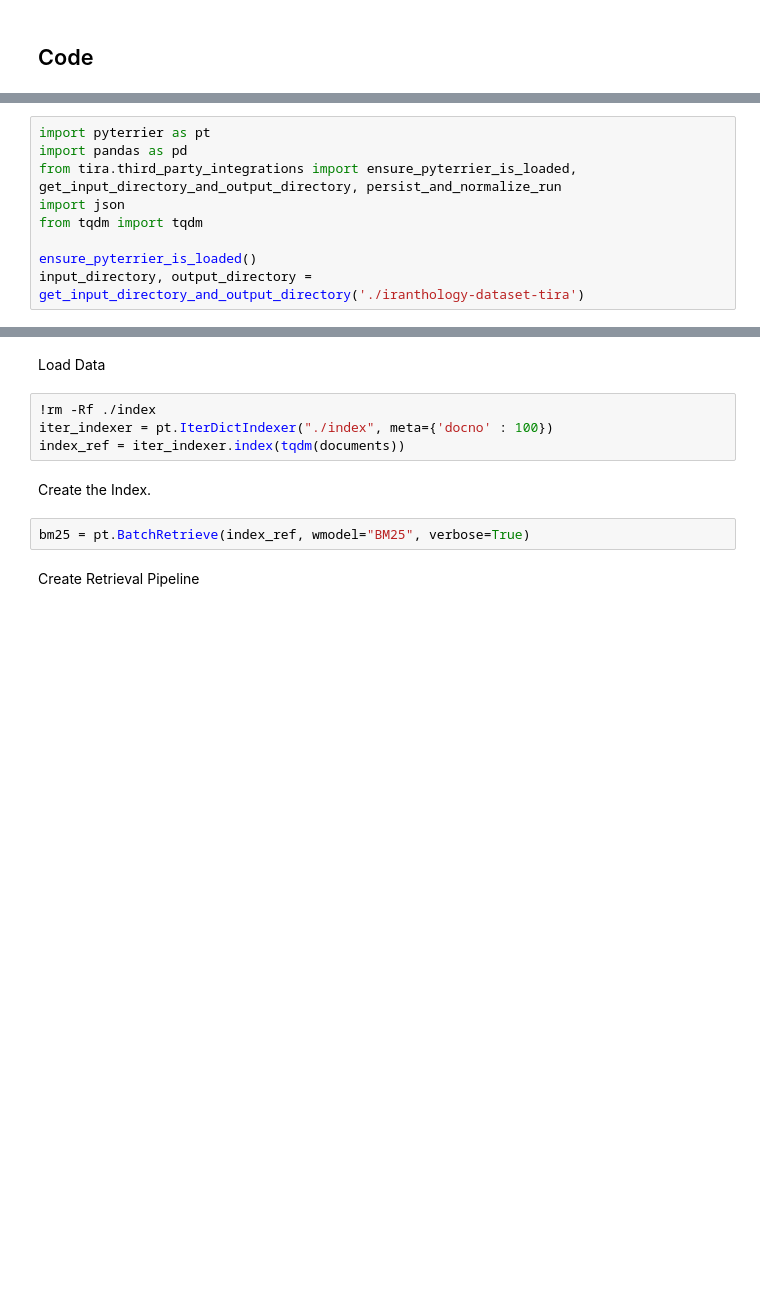
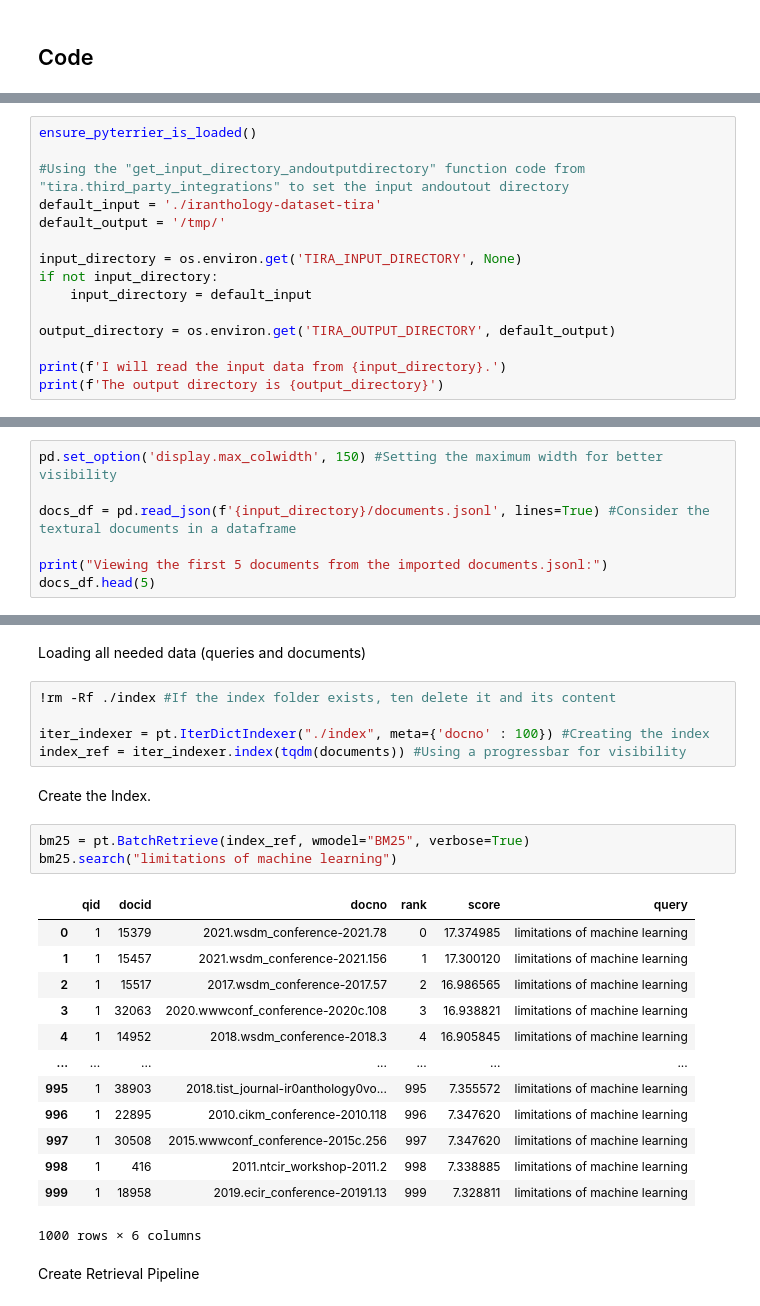
Before and after one commit to CarstenStiel/IR, a Jupyter notebook: milestone2/dnc-limited-notebook-milestone2.ipynb, the cells around one changed output, grey strips where cells are left out. Cells and saved outputs as stored; diff of their text form; blank space fills up the shorter version.

```diff
--- a/milestone2/dnc-limited-notebook-milestone2.ipynb
+++ b/milestone2/dnc-limited-notebook-milestone2.ipynb
@@ -47,12 +56,18 @@ Please follow these steps to create the needed output:
 # %%
-import pyterrier as pt
-import pandas as pd
-from tira.third_party_integrations import ensure_pyterrier_is_loaded, get_input_directory_and_output_directory, persist_and_normalize_run
-import json
-from tqdm import tqdm
+ensure_pyterrier_is_loaded()
 
-ensure_pyterrier_is_loaded()
-input_directory, output_directory = get_input_directory_and_output_directory('./iranthology-dataset-tira')
+#Using the "get_input_directory_andoutputdirectory" function code from "tira.third_party_integrations" to set the input andoutout directory
+default_input = './iranthology-dataset-tira'
+default_output = '/tmp/'
+
+input_directory = os.environ.get('TIRA_INPUT_DIRECTORY', None)
+if not input_directory:
+    input_directory = default_input
+
+output_directory = os.environ.get('TIRA_OUTPUT_DIRECTORY', default_output)
+
+print(f'I will read the input data from {input_directory}.')
+print(f'The output directory is {output_directory}')
 # %% [output]
 Start PyTerrier with version=5.7, helper_version=0.0.7, no_download=True
 PyTerrier 0.9.2 has loaded Terrier 5.7 (built by craigm on 2022-11-10 18:30) and terrier-helper 0.0.7
@@ -76,0 +94,7 @@ The input directory contains the following files:
+# %%
+pd.set_option('display.max_colwidth', 150) #Setting the maximum width for better visibility
+
+docs_df = pd.read_json(f'{input_directory}/documents.jsonl', lines=True) #Consider the textural documents in a dataframe
+
+print("Viewing the first 5 documents from the imported documents.jsonl:")
+docs_df.head(5)
@@ -81,12 +128,28 @@ documents = [json.loads(i) for i in open(input_directory + '/documents.jsonl', '
 # %% [markdown]
-Load Data
+Loading all needed data (queries and documents)
 # %%
-!rm -Rf ./index
-iter_indexer = pt.IterDictIndexer("./index", meta={'docno' : 100})
-index_ref = iter_indexer.index(tqdm(documents))
+!rm -Rf ./index #If the index folder exists, ten delete it and its content
+
+iter_indexer = pt.IterDictIndexer("./index", meta={'docno' : 100}) #Creating the index
+index_ref = iter_indexer.index(tqdm(documents)) #Using a progressbar for visibility
 # %% [markdown]
 Create the Index.
 # %%
 bm25 = pt.BatchRetrieve(index_ref, wmodel="BM25", verbose=True)
+bm25.search("limitations of machine learning")
+# %% [output]
+|  | qid | docid | docno | rank | score | query |
+| 0 | 1 | 15379 | 2021.wsdm_conference-2021.78 | 0 | 17.374985 | limitations of machine learning |
+| 1 | 1 | 15457 | 2021.wsdm_conference-2021.156 | 1 | 17.300120 | limitations of machine learning |
+| 2 | 1 | 15517 | 2017.wsdm_conference-2017.57 | 2 | 16.986565 | limitations of machine learning |
+| 3 | 1 | 32063 | 2020.wwwconf_conference-2020c.108 | 3 | 16.938821 | limitations of machine learning |
+| 4 | 1 | 14952 | 2018.wsdm_conference-2018.3 | 4 | 16.905845 | limitations of machine learning |
+| ... | ... | ... | ... | ... | ... | ... |
+| 995 | 1 | 38903 | 2018.tist_journal-ir0anthology0vo... | 995 | 7.355572 | limitations of machine learning |
+| 996 | 1 | 22895 | 2010.cikm_conference-2010.118 | 996 | 7.347620 | limitations of machine learning |
+| 997 | 1 | 30508 | 2015.wwwconf_conference-2015c.256 | 997 | 7.347620 | limitations of machine learning |
+| 998 | 1 | 416 | 2011.ntcir_workshop-2011.2 | 998 | 7.338885 | limitations of machine learning |
+| 999 | 1 | 18958 | 2019.ecir_conference-20191.13 | 999 | 7.328811 | limitations of machine learning |
+1000 rows × 6 columns
 # %% [markdown]
 Create Retrieval Pipeline
```
Also changed, not shown: parts of 17 cells of this notebook, 2 other files.
